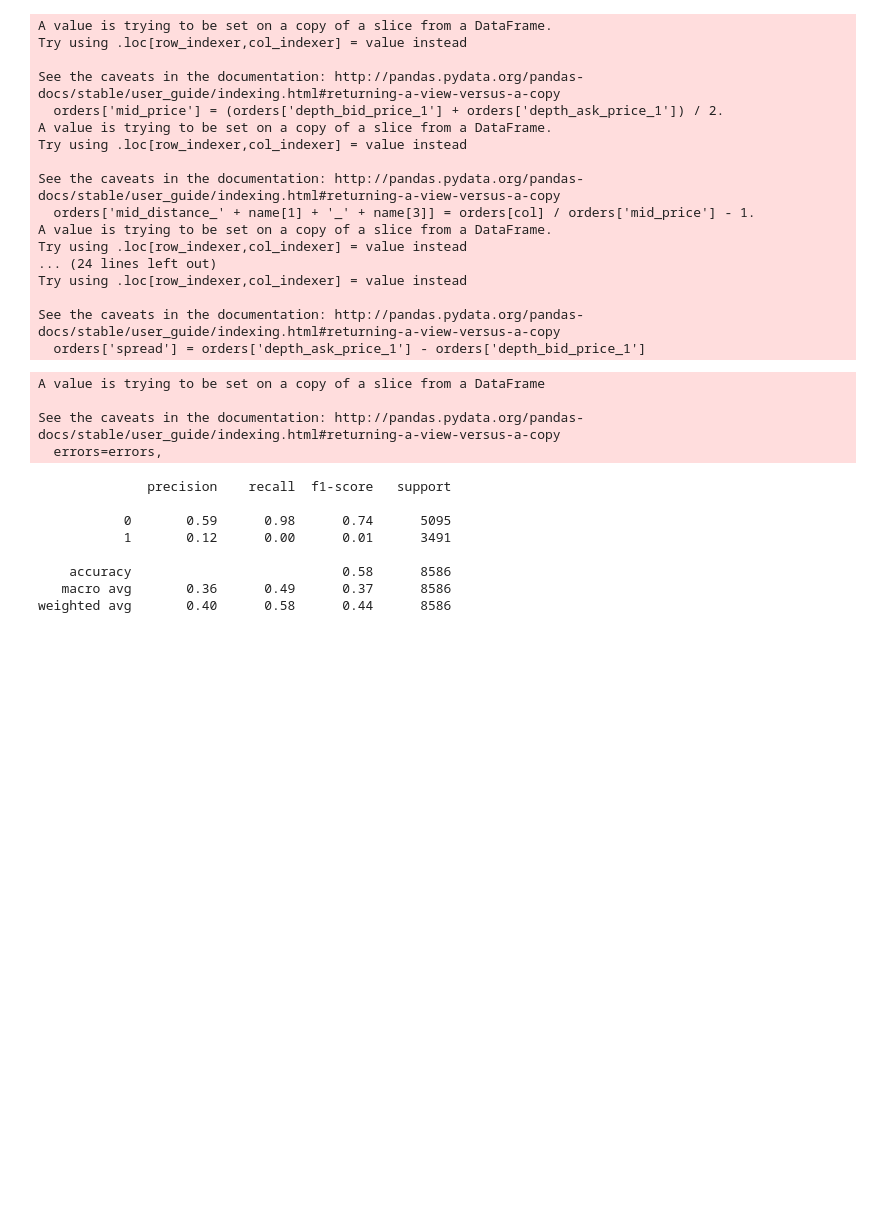
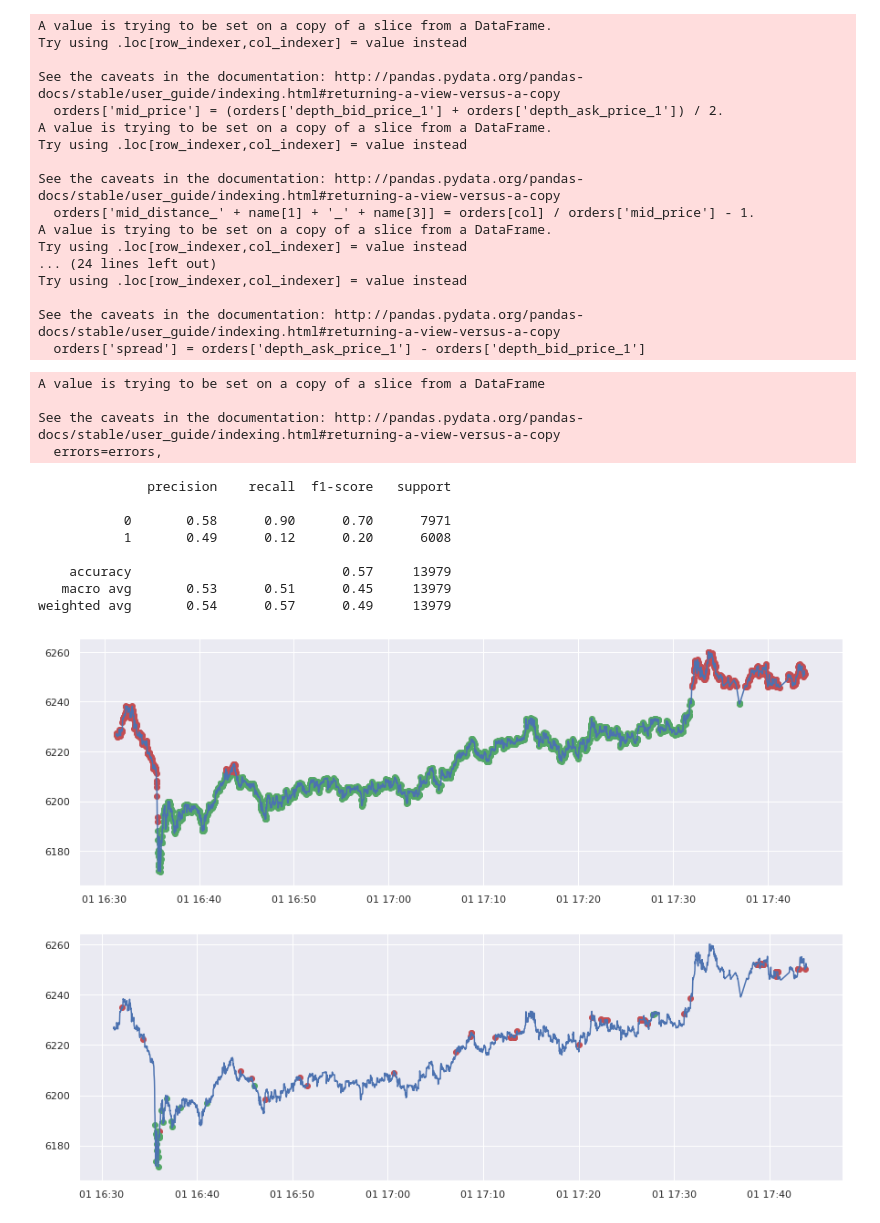
Before and after one commit to Markfryazino/Distonx, a Jupyter notebook: trash/more-on-features.ipynb, the cells around one changed output. Drawn from its saved outputs; the diff is of its cells as text; code cells hidden in the pictures; blank space fills up the shorter version.

```diff
--- a/trash/more-on-features.ipynb
+++ b/trash/more-on-features.ipynb
@@ -201,4 +201,4 @@ from stonks.auxiliary.model_selection import fit_predict, plot_predictions
 # %%
 from stonks.auxiliary.data_preprocessing import get_state_cpp
 # %%
-y = get_state(data, 0.005)
+y3 = get_state(data, 0.003)
@@ -207,9 +209,14 @@ model, x_train, x_test, y_train, y_test, probas = fit_predict(some, y)
 # %% [output]
               precision    recall  f1-score   support
 
-           0       0.59      0.98      0.74      5095
-           1       0.12      0.00      0.01      3491
+           0       0.58      0.90      0.70      7971
+           1       0.49      0.12      0.20      6008
 
-    accuracy                           0.58      8586
-   macro avg       0.36      0.49      0.37      8586
-weighted avg       0.40      0.58      0.44      8586
+    accuracy                           0.57     13979
+   macro avg       0.53      0.51      0.45     13979
+weighted avg       0.54      0.57      0.49     13979
+# %%
+plot_predictions(x_test[:3600], y_test[:3600], data.loc[y_test[:3600].index]['mid_price'], probas[:3600], prob_up=0.65, prob_down=0.65)
+# %% [output]
+[figure, added]
+[figure, added]
```
Also changed, not shown: parts of 13 cells of this notebook, 13 other files.
